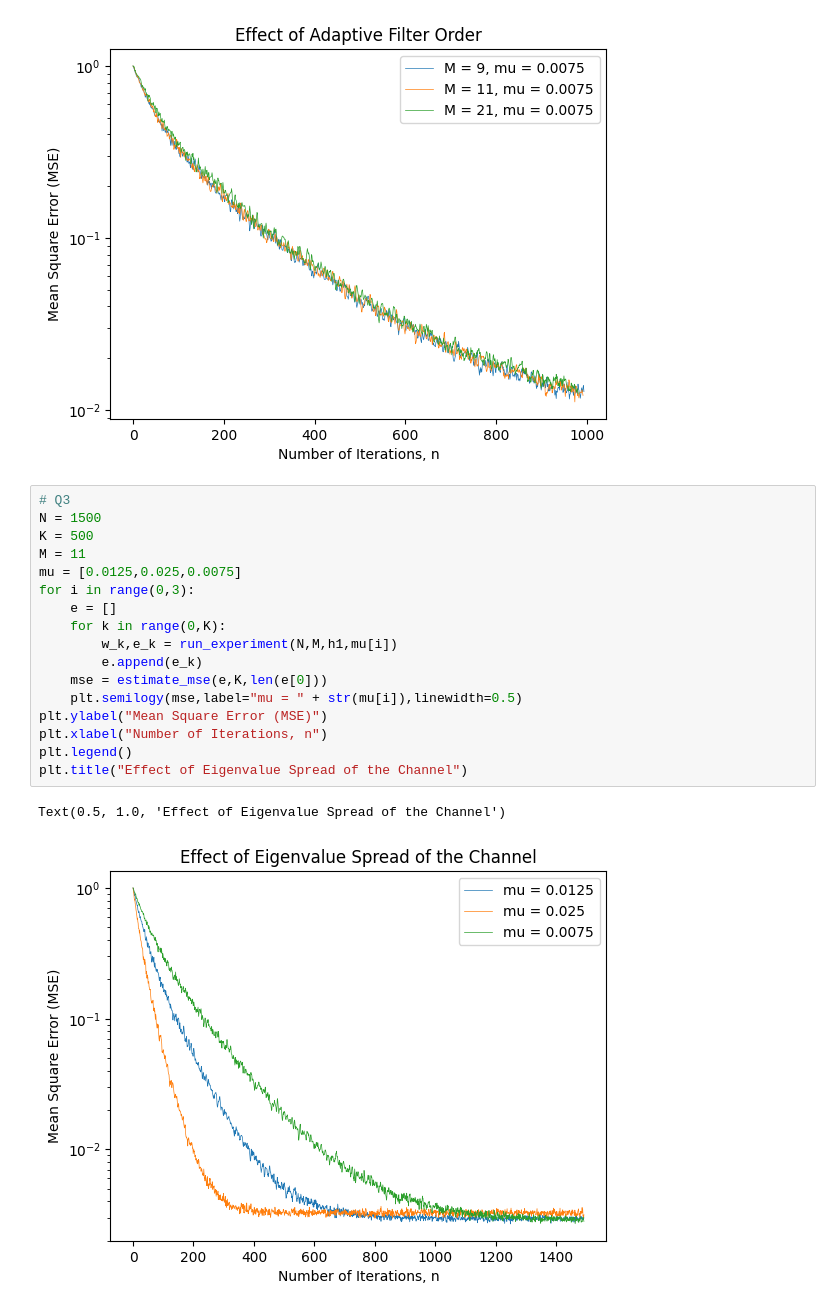
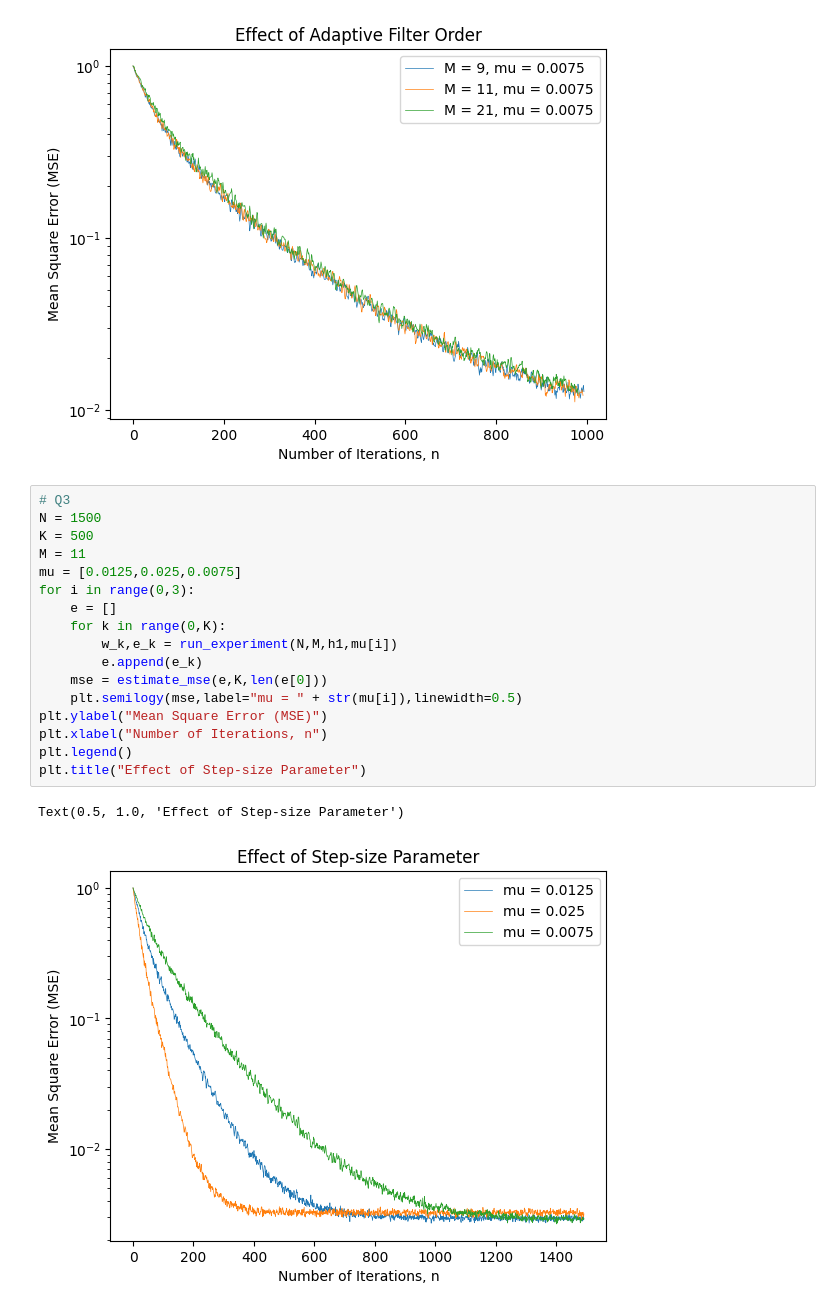
Before and after one commit to bryan-kwan/enel671, a Jupyter notebook: ENEL671_Project_Part1.ipynb, the cells around one changed output. Cells and saved outputs as stored; diff of their text form.

Commit message:
Fix plot title

```diff
--- a/ENEL671_Project_Part1.ipynb
+++ b/ENEL671_Project_Part1.ipynb
@@ -108,20 +108,20 @@ for i in range(0,3):
 # %%
 # Q3
 N = 1500
 K = 500
 M = 11
 mu = [0.0125,0.025,0.0075]
 for i in range(0,3):
     e = []
     for k in range(0,K):
         w_k,e_k = run_experiment(N,M,h1,mu[i])
         e.append(e_k)
     mse = estimate_mse(e,K,len(e[0]))
     plt.semilogy(mse,label="mu = " + str(mu[i]),linewidth=0.5)
 plt.ylabel("Mean Square Error (MSE)")
 plt.xlabel("Number of Iterations, n")
 plt.legend()
-plt.title("Effect of Eigenvalue Spread of the Channel")
+plt.title("Effect of Step-size Parameter")
 # %% [output]
-Text(0.5, 1.0, 'Effect of Eigenvalue Spread of the Channel')
+Text(0.5, 1.0, 'Effect of Step-size Parameter')
-[figure, old version]
+[figure, new version]
```
